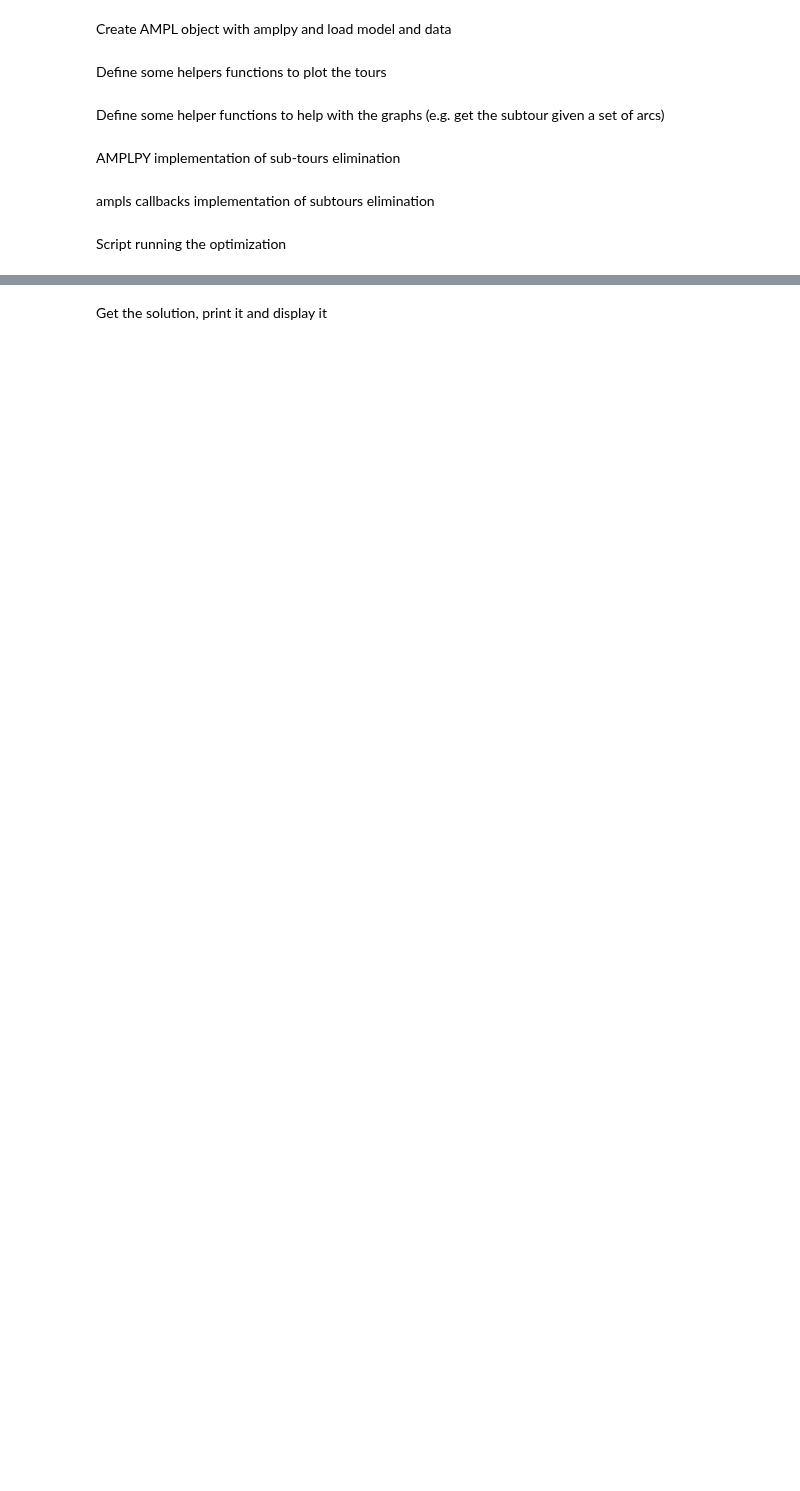
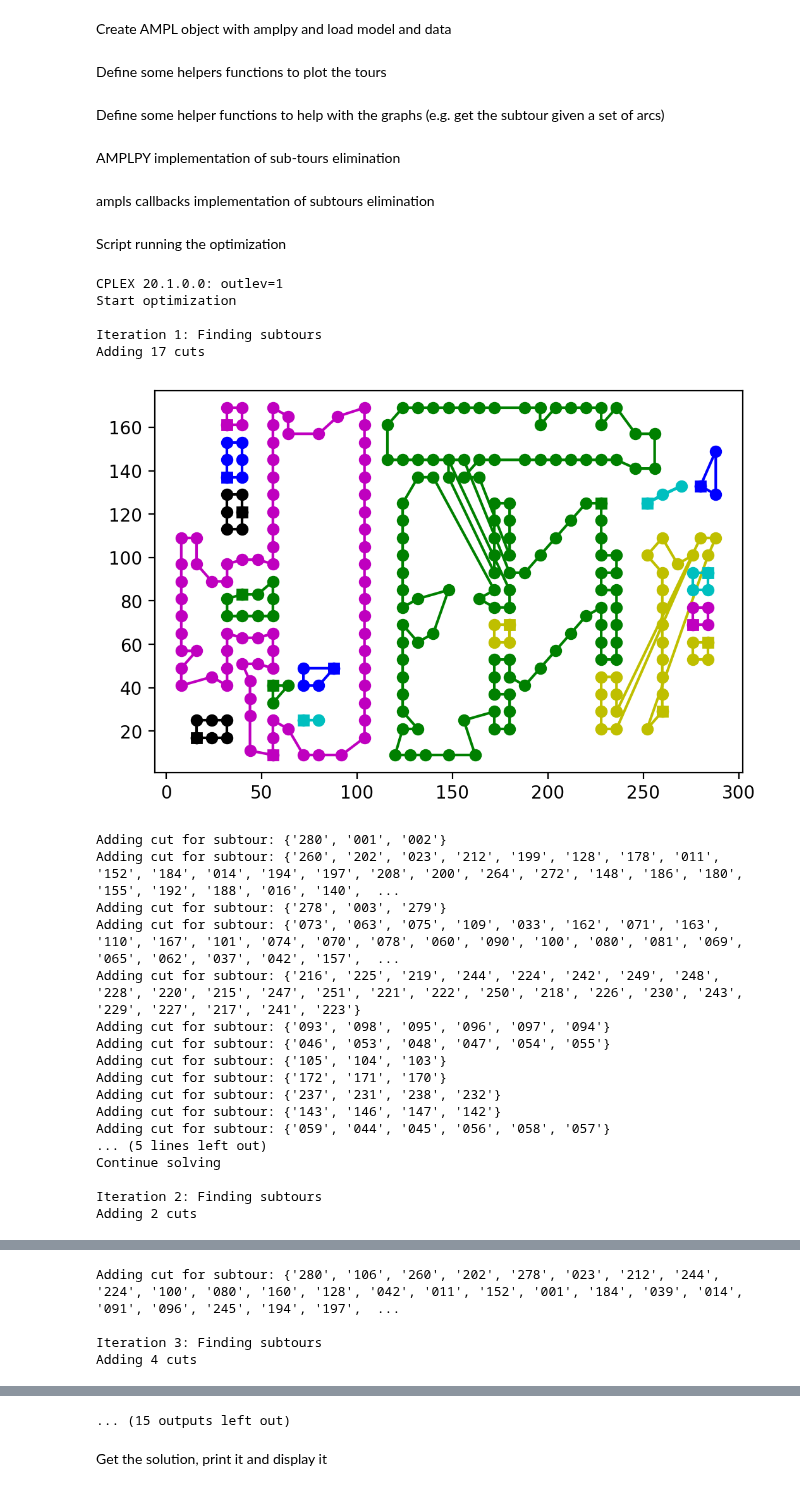
Before and after one commit to ampl/ampls-api, a Jupyter notebook: python/examples/notebooks/tsp_simple_cuts_generic.ipynb, the cells around one changed output, grey strips where cells are left out. Drawn from its saved outputs; the diff is of its cells as text; code cells hidden in the pictures; blank space fills up the shorter version.

```diff
--- a/python/examples/notebooks/tsp_simple_cuts_generic.ipynb
+++ b/python/examples/notebooks/tsp_simple_cuts_generic.ipynb
@@ -160,20 +167,19 @@ def amplSubTourElimination(ampl: AMPL):
 
     subject to Subtour_Elimination {k in 1..nSubtours}:
     sum {i in SUB[k], j in NODES diff SUB[k]}
-    if (i,j) in PAIRS then X[i,j] else X[j,i] >= 2;"""
+    if (i, j) in PAIRS then X[i, j] else X[j, i] >= 2;"""
     ampl.eval(subToursAMPL)
 
-    AMPLnSubtours = ampl.getParameter("nSubtours")
-    AMPLSubtours = ampl.getSet("SUB")
+    nSubtoursParam = ampl.getParameter("nSubtours")
+    SubtoursSet = ampl.getSet("SUB")
 
     allsubtours = list()
     while True: # Repeat until the solution contains only one tour
         ampl.solve()
         # Get solution
-        ARCS = ampl.getData("{(i,j) in PAIRS : X[i,j]>0} X[i,j];")
-        ARCS = set([(i,j) for (i,j,k)in ARCS.toList()])
-        nodes = NODES.copy()
-        subtours = findSubTours(ARCS, nodes)
+        ARCS = ampl.getData("{(i,j) in PAIRS : X[i,j] > 0} X[i,j];")
+        ARCS = set([(i, j) for (i, j, k)in ARCS.toList()])
+        subtours = findSubTours(ARCS, NODES)
         # If we have only one tour, the solution is valid
         if len(subtours) <= 1:
             break
@@ -184,18 +190,18 @@ def amplSubTourElimination(ampl: AMPL):
         allsubtours.extend(subtours)
         # And add those to the constraints by assigning the values to
         # the parameter and the set
-        AMPLnSubtours.set(len(allsubtours))
+        nSubtoursParam.set(len(allsubtours))
         for (i, tour) in enumerate(allsubtours):
-            AMPLSubtours[i+1].setValues(tour)
+            SubtoursSet[i+1].setValues(tour)
 # %% [markdown]
 ampls callbacks implementation of subtours elimination
 # %%
 # Callback class that actually add the cuts if subtours are found in a solution
 class MyCallback(ampls.GenericCallback):
     def __init__(self):
-      # Constructor, simply sets the iteration number to 0
-      super().__init__()
-      self.iteration = 0
+        # Constructor, simply sets the iteration number to 0
+        super().__init__()
+        self.iteration = 0
     def run(self):
         try:
             # For each solution
@@ -203,7 +209,7 @@ class MyCallback(ampls.GenericCallback):
                 self.iteration += 1
                 print(f"\nIteration {self.iteration}: Finding subtours")
                 sol = self.getSolutionVector()
-                arcs = [xvars[i] for i,value in enumerate(sol) if value > 0]
+                arcs = [xvars[i] for i, value in enumerate(sol) if value > 0]
                 subTours = findSubTours(set(arcs), set(vertices))
                 if len(subTours) ==1:
                     print("No subtours detected. Not adding any cut")
@@ -214,13 +220,12 @@ class MyCallback(ampls.GenericCallback):
                 for subTour in subTours:
                     st1 = set(subTour)
                     nst1 = set(vertices) - st1
-                    externalArcs = [(i,j) if i < j else (j,i) for i in st1 for j in nst1]
-                    varsExternalArcs = [xinverse[(i,j)] for (i,j) in externalArcs]
+                    externalArcs = [(i, j) if i < j else (j, i) for i in st1 for j in nst1]
+                    varsExternalArcs = [xinverse[i, j] for (i, j) in externalArcs]
                     coeffs = [1 for i in range(len(varsExternalArcs))]
-                    varsExternalArcs = sorted(varsExternalArcs)
                     if PLOTSUBTOURS:
-                        print(f"Adding cut for subtour {str(st1)}")
-                    self.addLazyIndices(varsExternalArcs , coeffs, ampls.CutDirection.GE, 2)
+                        print("Adding cut for subtour:", st1)
+                    self.addLazyIndices(varsExternalArcs, coeffs, ampls.CutDirection.GE, 2)
                     if len(subTours) == 2:
                         return 0
                 print("Continue solving")
@@ -234,14 +239,15 @@ class MyCallback(ampls.GenericCallback):
 xvars = None
 xinverse = None
 vertices = None
-def solverSubTourElimination(ampl: AMPL, solver):
+def solverSubTourElimination(ampl: AMPL, solver, solver_options):
     global xvars, xinverse, vertices
     # Export the model using ampls
-    model = ampl.exportModel(solver)
+    model = ampl.exportModel(solver, solver_options)
     model.enableLazyConstraints()
 
     # Get the global maps between solver vars and AMPL entities
     varMap = model.getVarMapFiltered("X")
+    #print("varMap:", varMap)
     inverse = model.getVarMapInverse()
     xvars = {index: ampls.var2tuple(var)[1:] for var, index in varMap.items()}
     xinverse = {ampls.var2tuple(var)[1:]: index for index, var in inverse.items()}
@@ -266,0 +266,30 @@ else:
+# %%
+t0 = time()
+if not USE_CALLBAKCS:
+    amplSubTourElimination(ampl)
+else:
+    solverSubTourElimination(ampl, SOLVER, SOLVER_OPTIONS)
+# %% [output]
+CPLEX 20.1.0.0: outlev=1
+Start optimization
+
+Iteration 1: Finding subtours
+Adding 17 cuts
+[figure, added]
+Adding cut for subtour: {'280', '001', '002'}
+Adding cut for subtour: {'260', '202', '023', '212', '199', '128', '178', '011', '152', '184', '014', '194', '197', '208', '200', '264', '272', '148', '186', '180', '155', '192', '188', '016', '140',  ...
+Adding cut for subtour: {'278', '003', '279'}
+Adding cut for subtour: {'073', '063', '075', '109', '033', '162', '071', '163', '110', '167', '101', '074', '070', '078', '060', '090', '100', '080', '081', '069', '065', '062', '037', '042', '157',  ...
+Adding cut for subtour: {'216', '225', '219', '244', '224', '242', '249', '248', '228', '220', '215', '247', '251', '221', '222', '250', '218', '226', '230', '243', '229', '227', '217', '241', '223'}
+Adding cut for subtour: {'093', '098', '095', '096', '097', '094'}
+Adding cut for subtour: {'046', '053', '048', '047', '054', '055'}
+Adding cut for subtour: {'105', '104', '103'}
+Adding cut for subtour: {'172', '171', '170'}
+Adding cut for subtour: {'237', '231', '238', '232'}
+Adding cut for subtour: {'143', '146', '147', '142'}
+Adding cut for subtour: {'059', '044', '045', '056', '058', '057'}
+... (5 lines left out)
+Continue solving
+
+Iteration 2: Finding subtours
+Adding 2 cuts
@@ -266,0 +297,4 @@ else:
+Adding cut for subtour: {'280', '106', '260', '202', '278', '023', '212', '244', '224', '100', '080', '160', '128', '042', '011', '152', '001', '184', '039', '014', '091', '096', '245', '194', '197',  ...
+
+Iteration 3: Finding subtours
+Adding 4 cuts
@@ -267,3 +339,4 @@ else:
+... (15 outputs left out)
 # %% [markdown]
 Get the solution, print it and display it
 # %%
```
Also changed, not shown: parts of 18 cells of this notebook, 12 other files.
